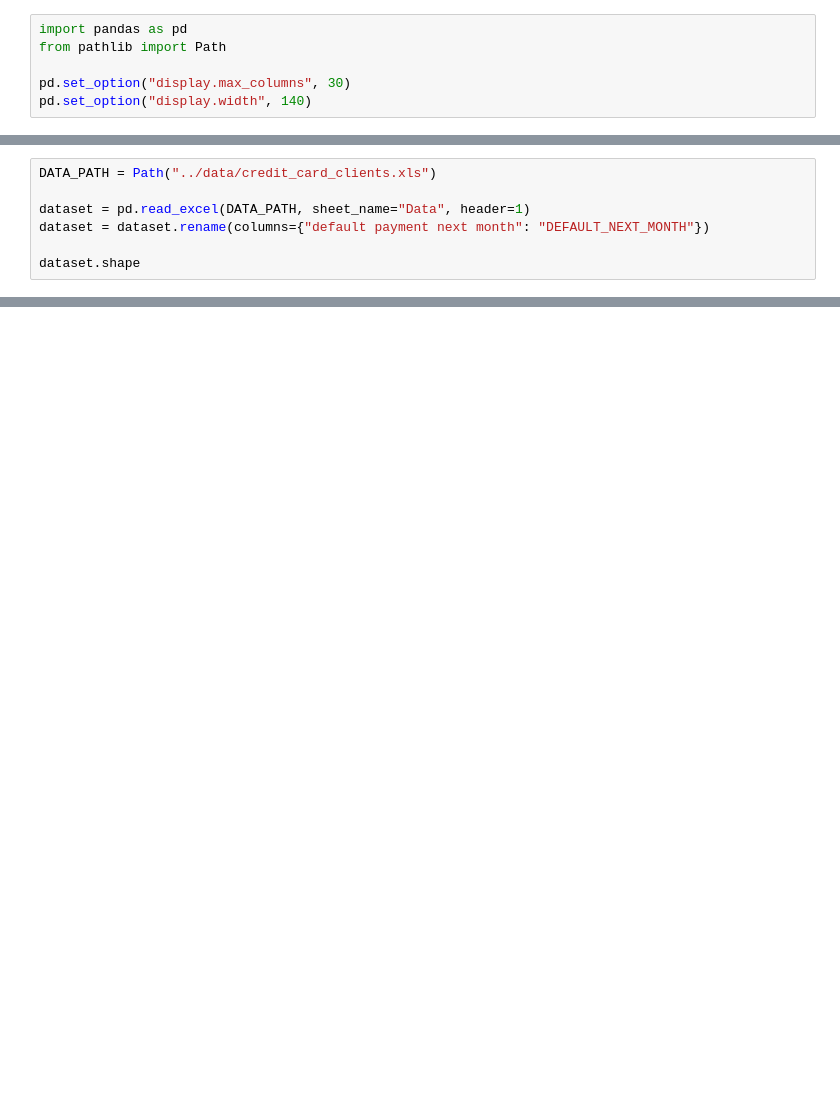
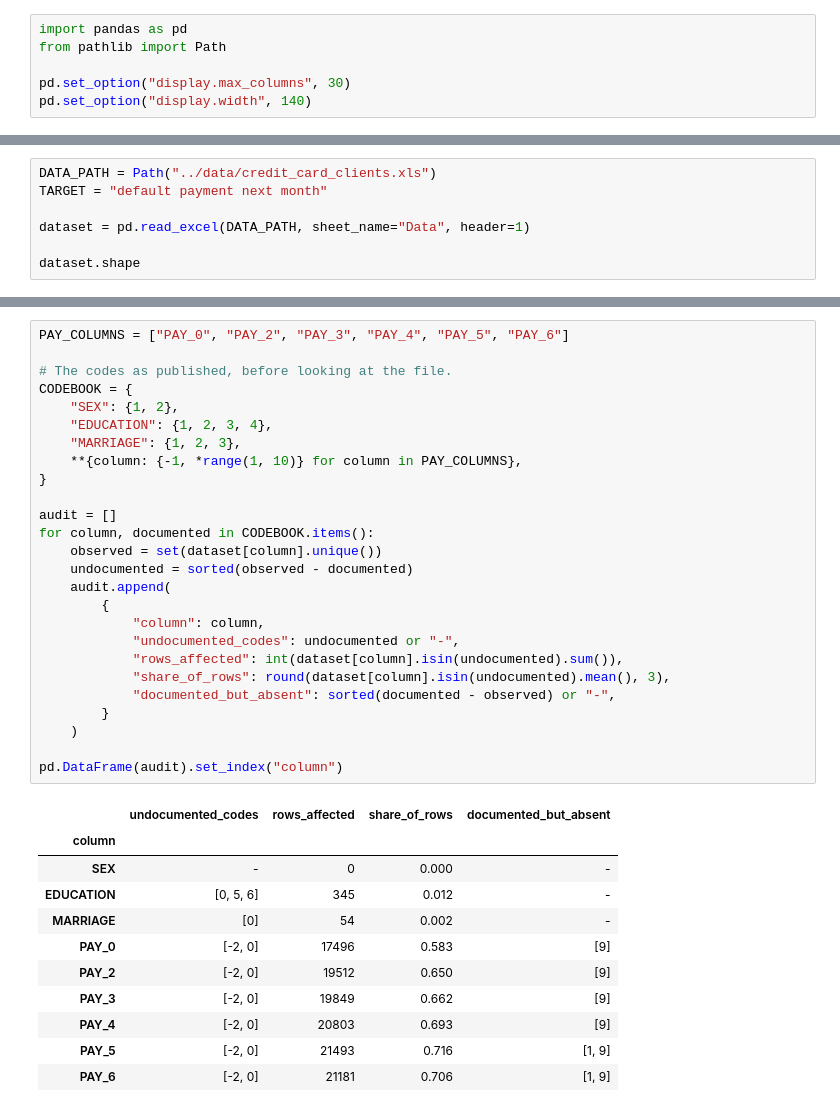
Before and after one commit to Tharshen2124/DefaultWatch, a Jupyter notebook: notebooks/eda.ipynb, the cells around one changed output, grey strips where cells are left out. Cells and saved outputs as stored; diff of their text form; blank space fills up the shorter version.

```diff
--- a/notebooks/eda.ipynb
+++ b/notebooks/eda.ipynb
@@ -30,7 +37,7 @@ The target column ships as `default payment next month` (with spaces). Renaming
 # %%
 DATA_PATH = Path("../data/credit_card_clients.xls")
+TARGET = "default payment next month"
 
 dataset = pd.read_excel(DATA_PATH, sheet_name="Data", header=1)
-dataset = dataset.rename(columns={"default payment next month": "DEFAULT_NEXT_MONTH"})
 
 dataset.shape
@@ -62,0 +93,38 @@ Two things that trip people up:
+# %%
+PAY_COLUMNS = ["PAY_0", "PAY_2", "PAY_3", "PAY_4", "PAY_5", "PAY_6"]
+
+# The codes as published, before looking at the file.
+CODEBOOK = {
+    "SEX": {1, 2},
+    "EDUCATION": {1, 2, 3, 4},
+    "MARRIAGE": {1, 2, 3},
+    **{column: {-1, *range(1, 10)} for column in PAY_COLUMNS},
+}
+
+audit = []
+for column, documented in CODEBOOK.items():
+    observed = set(dataset[column].unique())
+    undocumented = sorted(observed - documented)
+    audit.append(
+        {
+            "column": column,
+            "undocumented_codes": undocumented or "-",
+            "rows_affected": int(dataset[column].isin(undocumented).sum()),
+            "share_of_rows": round(dataset[column].isin(undocumented).mean(), 3),
+            "documented_but_absent": sorted(documented - observed) or "-",
+        }
+    )
+
+pd.DataFrame(audit).set_index("column")
+# %% [output]
+|  | undocumented_codes | rows_affected | share_of_rows | documented_but_absent |
+| column |  |  |  |  |
+| SEX | - | 0 | 0.000 | - |
+| EDUCATION | [0, 5, 6] | 345 | 0.012 | - |
+| MARRIAGE | [0] | 54 | 0.002 | - |
+| PAY_0 | [-2, 0] | 17496 | 0.583 | [9] |
+| PAY_2 | [-2, 0] | 19512 | 0.650 | [9] |
+| PAY_3 | [-2, 0] | 19849 | 0.662 | [9] |
+| PAY_4 | [-2, 0] | 20803 | 0.693 | [9] |
+| PAY_5 | [-2, 0] | 21493 | 0.716 | [1, 9] |
+| PAY_6 | [-2, 0] | 21181 | 0.706 | [1, 9] |
```
Also changed, not shown: parts of 28 cells of this notebook, 1 other file.
